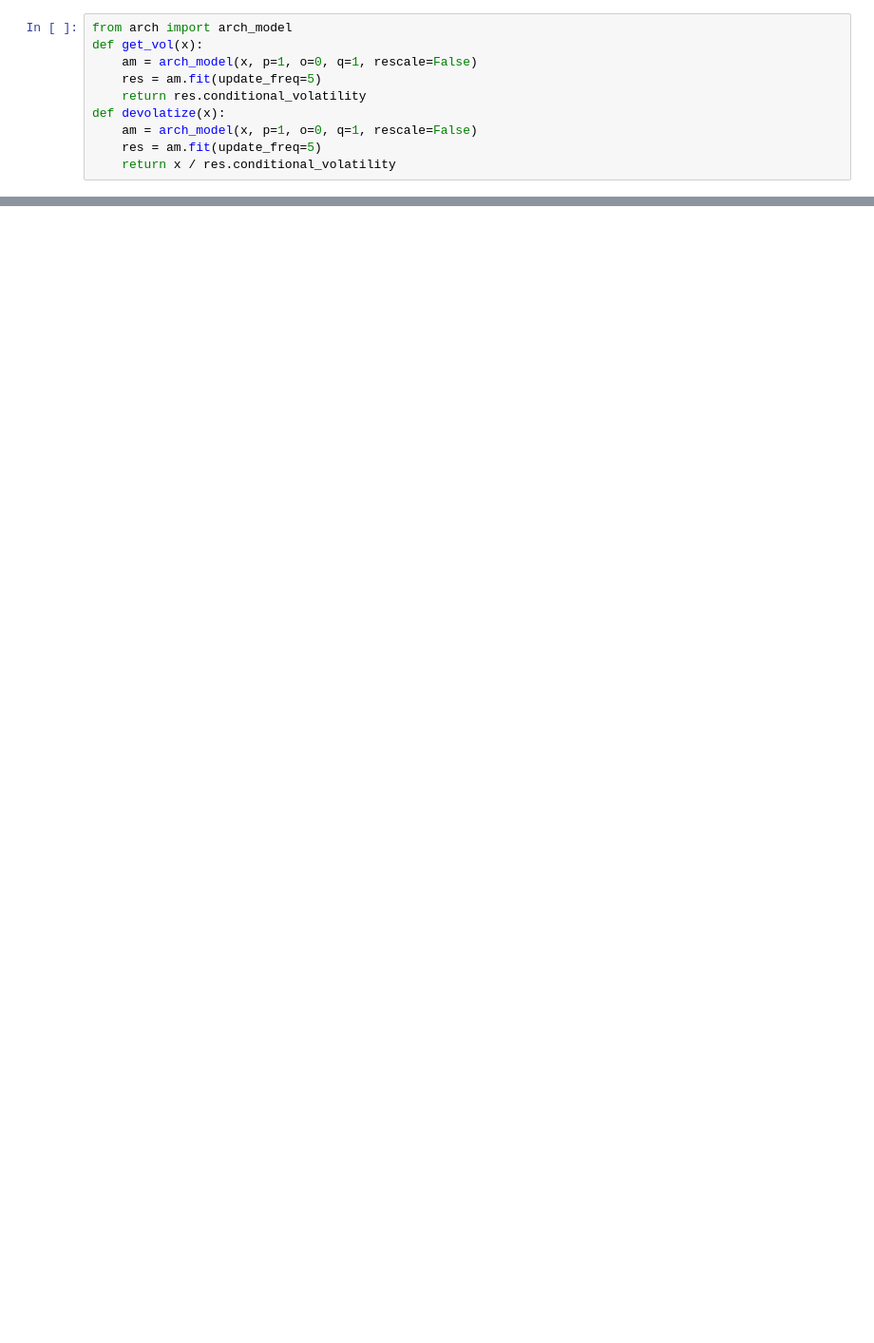
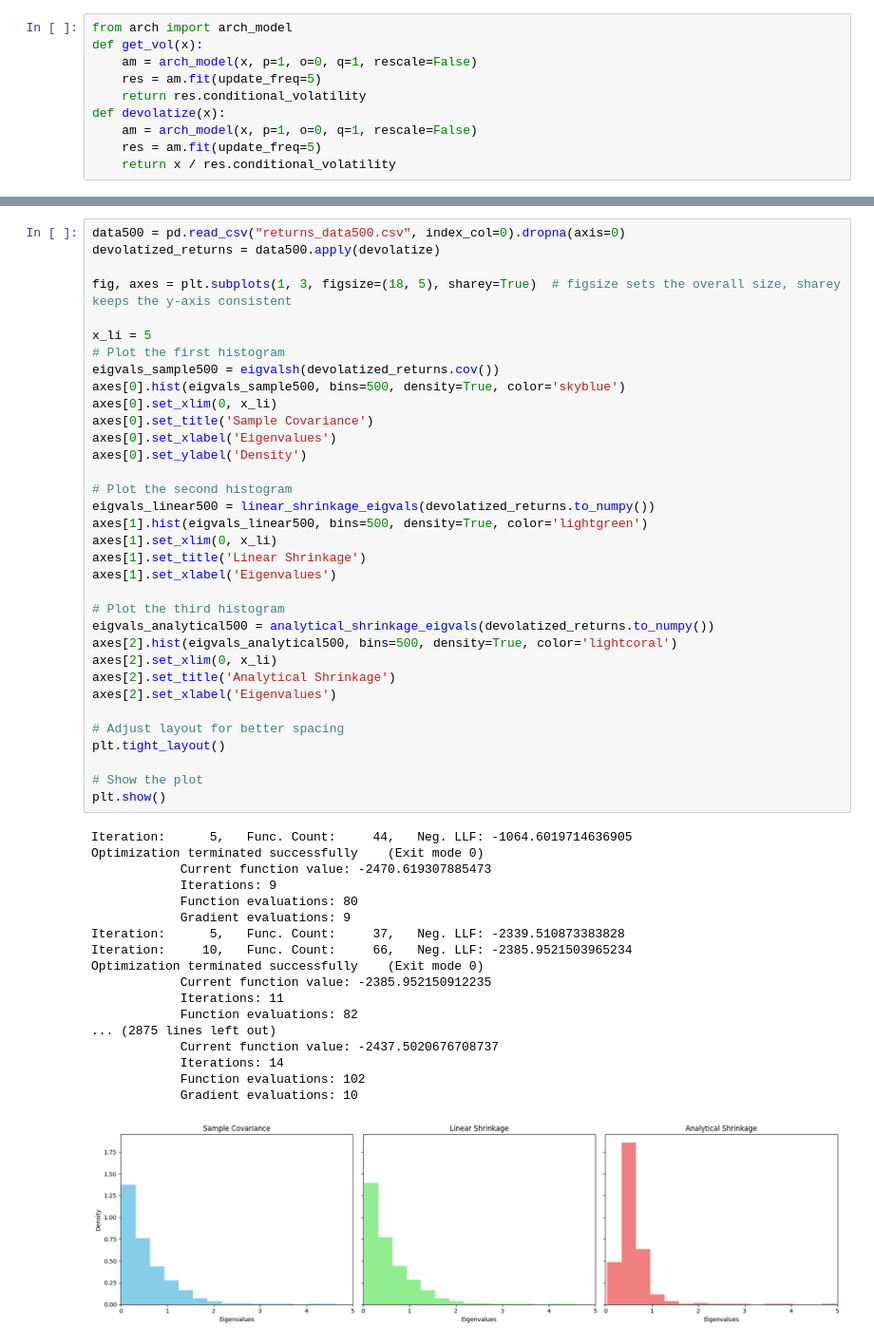
Before and after one commit to GuiBiem/stat_thesis_large_dynamic_cov, a Jupyter notebook: python_model.ipynb, the cells around one changed output, grey strips where cells are left out. Shown at 95% size. Drawn from its saved outputs; the diff is of its cells as text; blank space fills up the shorter version.

```diff
--- a/python_model.ipynb
+++ b/python_model.ipynb
@@ -247,0 +293,53 @@ plt.show()
+# %%
+data500 = pd.read_csv("returns_data500.csv", index_col=0).dropna(axis=0)
+devolatized_returns = data500.apply(devolatize)
+
+fig, axes = plt.subplots(1, 3, figsize=(18, 5), sharey=True)  # figsize sets the overall size, sharey keeps the y-axis consistent
+
+x_li = 5
+# Plot the first histogram
+eigvals_sample500 = eigvalsh(devolatized_returns.cov())
+axes[0].hist(eigvals_sample500, bins=500, density=True, color='skyblue')
+axes[0].set_xlim(0, x_li)
+axes[0].set_title('Sample Covariance')
+axes[0].set_xlabel('Eigenvalues')
+axes[0].set_ylabel('Density')
+
+# Plot the second histogram
+eigvals_linear500 = linear_shrinkage_eigvals(devolatized_returns.to_numpy())
+axes[1].hist(eigvals_linear500, bins=500, density=True, color='lightgreen')
+axes[1].set_xlim(0, x_li)
+axes[1].set_title('Linear Shrinkage')
+axes[1].set_xlabel('Eigenvalues')
+
+# Plot the third histogram
+eigvals_analytical500 = analytical_shrinkage_eigvals(devolatized_returns.to_numpy())
+axes[2].hist(eigvals_analytical500, bins=500, density=True, color='lightcoral')
+axes[2].set_xlim(0, x_li)
+axes[2].set_title('Analytical Shrinkage')
+axes[2].set_xlabel('Eigenvalues')
+
+# Adjust layout for better spacing
+plt.tight_layout()
+
+# Show the plot
+plt.show()
+# %% [output]
+Iteration:      5,   Func. Count:     44,   Neg. LLF: -1064.6019714636905
+Optimization terminated successfully    (Exit mode 0)
+            Current function value: -2470.619307885473
+            Iterations: 9
+            Function evaluations: 80
+            Gradient evaluations: 9
+Iteration:      5,   Func. Count:     37,   Neg. LLF: -2339.510873383828
+Iteration:     10,   Func. Count:     66,   Neg. LLF: -2385.9521503965234
+Optimization terminated successfully    (Exit mode 0)
+            Current function value: -2385.952150912235
+            Iterations: 11
+            Function evaluations: 82
+... (2875 lines left out)
+            Current function value: -2437.5020676708737
+            Iterations: 14
+            Function evaluations: 102
+            Gradient evaluations: 10
+[figure, added]
```
Also changed, not shown: parts of 67 cells of this notebook, 28 other files.
